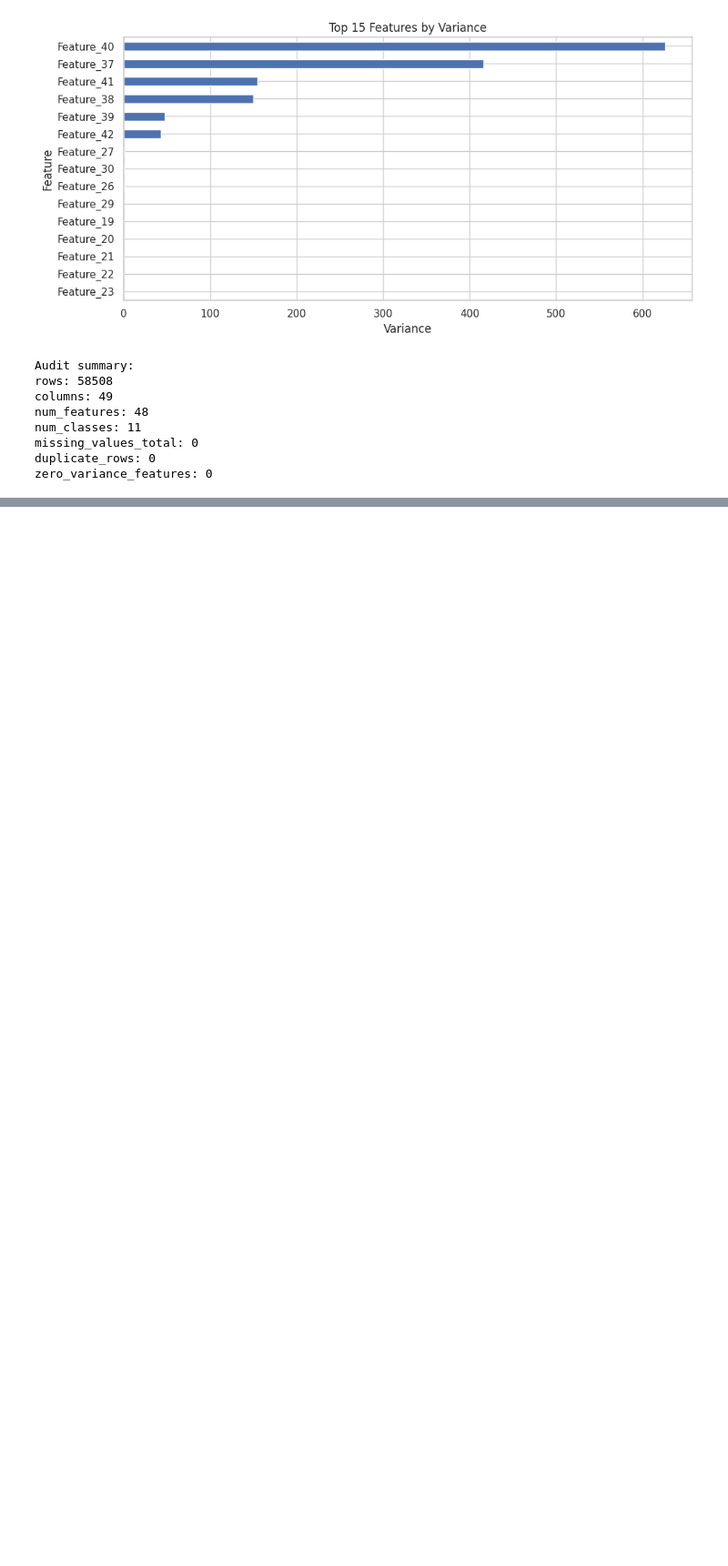
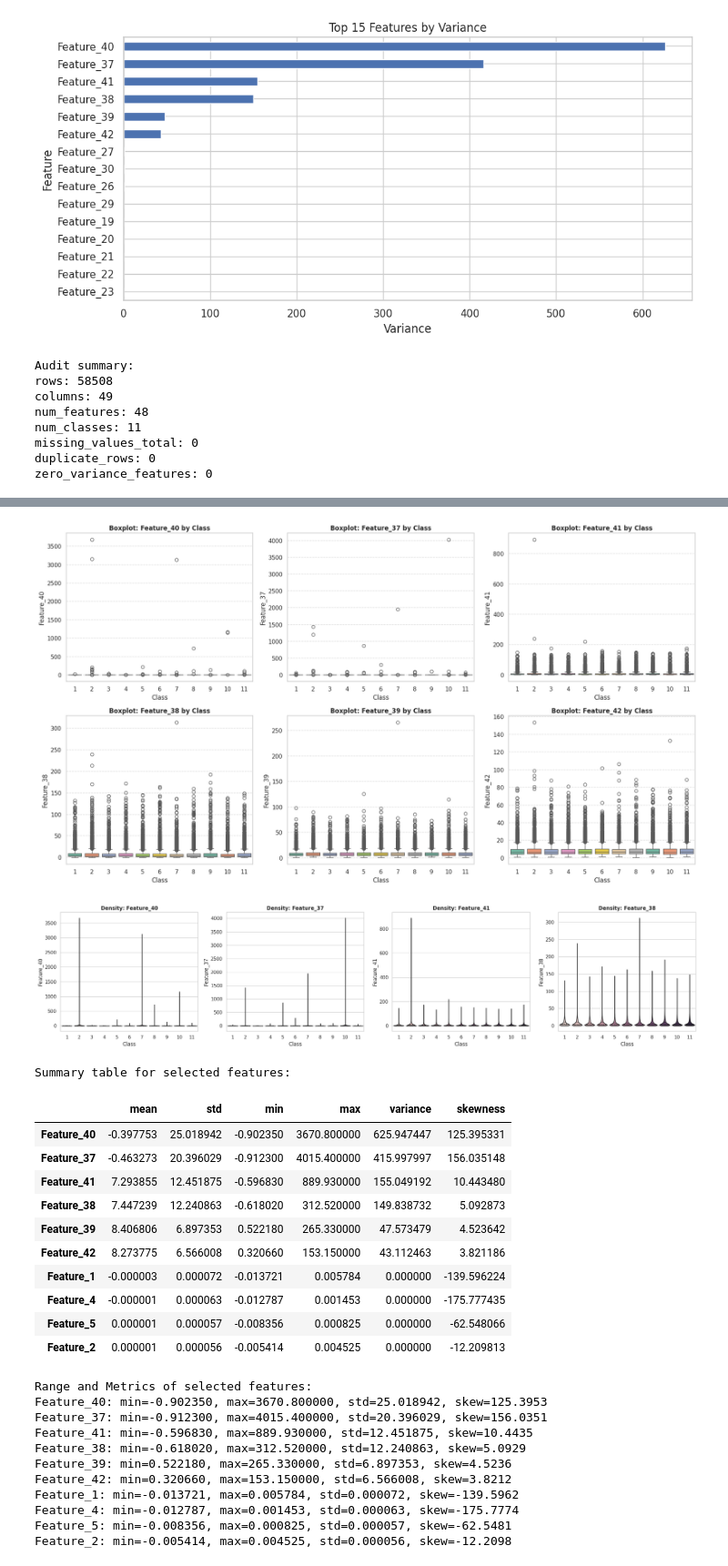
Before and after one commit to harshpre5/Artificial_Neural_Networks_14444188_HS_6009CMD, a Jupyter notebook: 14444188_ANN_PART_A.ipynb, the cells around one changed output, grey strips where cells are left out. Shown at 91% size. Cells and saved outputs as stored; diff of their text form; code cells hidden in the pictures; blank space fills up the shorter version.

```diff
--- a/14444188_ANN_PART_A.ipynb
+++ b/14444188_ANN_PART_A.ipynb
@@ -288,0 +351,70 @@ zero_variance_features: 0
+# %%
+# 4. Boxplots by Class
+n_cols_box = 3
+n_rows_box = math.ceil(len(top_var_features) / n_cols_box)
+
+fig, axes = plt.subplots(n_rows_box, n_cols_box, figsize=(18, n_rows_box * 5))
+axes = axes.flatten()
+
+for i, col in enumerate(top_var_features):
+    # Boxplots showing the median and quartiles for each of the 11 classes.
+    sns.boxplot(data=df, x="Class", y=col, ax=axes[i], palette="Set2", hue="Class", legend=False)
+    axes[i].set_title(f"Boxplot: {col} by Class", fontsize=12, fontweight='bold')
+    axes[i].grid(True, axis='y', linestyle='--', alpha=0.7)
+
+for j in range(i + 1, len(axes)):
+    fig.delaxes(axes[j])
+
+plt.tight_layout()
+plt.show()
+
+# 5. Violin Plots for Top 4 Density Visualization
+# Violin plots combine boxplots with kernel density estimation to show the "fatness" of the data.
+fig, axes = plt.subplots(1, 4, figsize=(22, 5))
+
+for i, col in enumerate(top_var_features[:4]):
+    sns.violinplot(data=df, x="Class", y=col, inner="quartile", cut=0, ax=axes[i], hue="Class", legend=False)
+    axes[i].set_title(f"Density: {col}", fontsize=12, fontweight='bold')
+
+plt.tight_layout()
+plt.show()
+
+# 6. Final Summary
+# Generating a heat-mapped table to highlight extreme skewness or variance numerically.
+selected_summary = df[selected_features].describe().T[["mean", "std", "min", "max"]]
+selected_summary["variance"] = df[selected_features].var()
+selected_summary["skewness"] = df[selected_features].skew()
+
+print("\nSummary table for selected features:")
+display(selected_summary.style.background_gradient(subset=['skewness', 'variance'], cmap='YlOrRd'))
+
+# 7. Simple interpretation helpers
+print("\nRange and Metrics of selected features:")
+for col in selected_features:
+    print(f"{col}: min={df[col].min():.6f}, max={df[col].max():.6f}, std={df[col].std():.6f}, skew={df[col].skew():.4f}")
+# %% [output]
+[figure, added]
+[figure, added]
+Summary table for selected features:
+|  | mean | std | min | max | variance | skewness |
+| Feature_40 | -0.397753 | 25.018942 | -0.902350 | 3670.800000 | 625.947447 | 125.395331 |
+| Feature_37 | -0.463273 | 20.396029 | -0.912300 | 4015.400000 | 415.997997 | 156.035148 |
+| Feature_41 | 7.293855 | 12.451875 | -0.596830 | 889.930000 | 155.049192 | 10.443480 |
+| Feature_38 | 7.447239 | 12.240863 | -0.618020 | 312.520000 | 149.838732 | 5.092873 |
+| Feature_39 | 8.406806 | 6.897353 | 0.522180 | 265.330000 | 47.573479 | 4.523642 |
+| Feature_42 | 8.273775 | 6.566008 | 0.320660 | 153.150000 | 43.112463 | 3.821186 |
+| Feature_1 | -0.000003 | 0.000072 | -0.013721 | 0.005784 | 0.000000 | -139.596224 |
+| Feature_4 | -0.000001 | 0.000063 | -0.012787 | 0.001453 | 0.000000 | -175.777435 |
+| Feature_5 | 0.000001 | 0.000057 | -0.008356 | 0.000825 | 0.000000 | -62.548066 |
+| Feature_2 | 0.000001 | 0.000056 | -0.005414 | 0.004525 | 0.000000 | -12.209813 |
+Range and Metrics of selected features:
+Feature_40: min=-0.902350, max=3670.800000, std=25.018942, skew=125.3953
+Feature_37: min=-0.912300, max=4015.400000, std=20.396029, skew=156.0351
+Feature_41: min=-0.596830, max=889.930000, std=12.451875, skew=10.4435
+Feature_38: min=-0.618020, max=312.520000, std=12.240863, skew=5.0929
+Feature_39: min=0.522180, max=265.330000, std=6.897353, skew=4.5236
+Feature_42: min=0.320660, max=153.150000, std=6.566008, skew=3.8212
+Feature_1: min=-0.013721, max=0.005784, std=0.000072, skew=-139.5962
+Feature_4: min=-0.012787, max=0.001453, std=0.000063, skew=-175.7774
+Feature_5: min=-0.008356, max=0.000825, std=0.000057, skew=-62.5481
+Feature_2: min=-0.005414, max=0.004525, std=0.000056, skew=-12.2098
```
Also changed, not shown: parts of 9 cells of this notebook.
